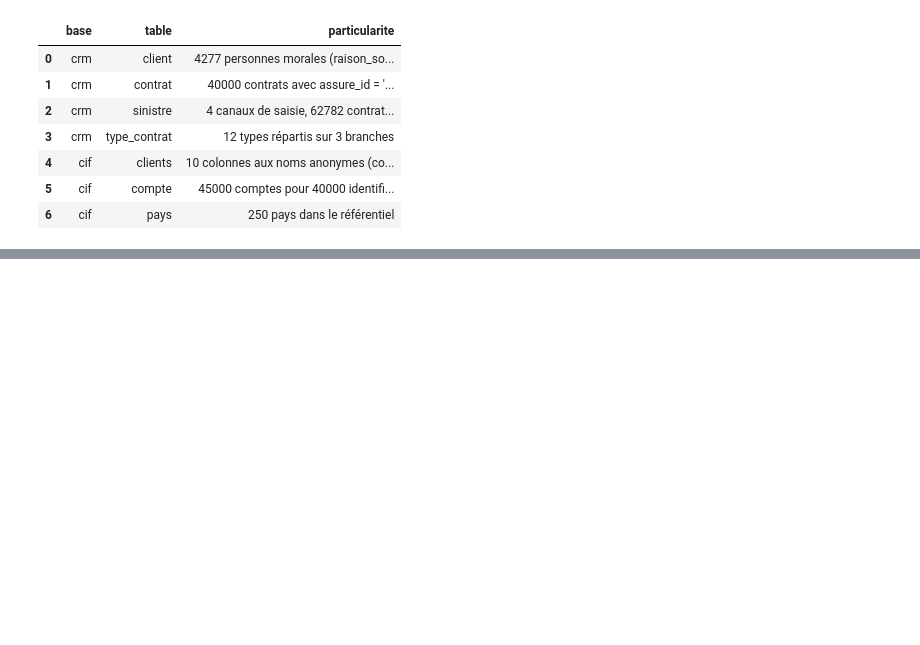
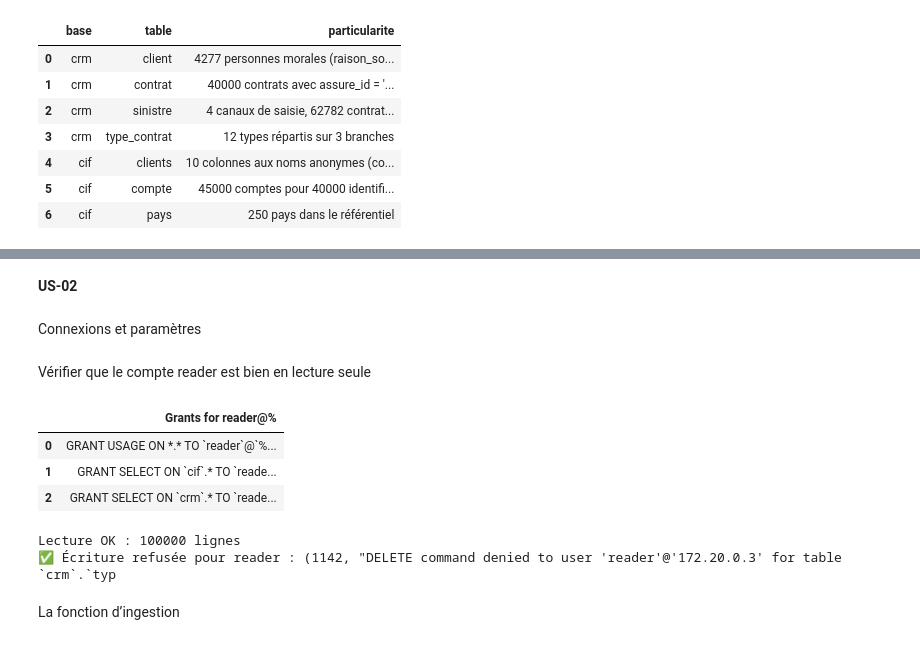
Before and after one commit to Samii05/td-qualite-g01, a Jupyter notebook: notebooks/S1_01.ipynb, the cells around one changed output, grey strips where cells are left out. Saved outputs shown, nothing was run; the diff lists cells and outputs as text; code cells hidden in the pictures; blank space fills up the shorter version.

```diff
--- a/notebooks/S1_01.ipynb
+++ b/notebooks/S1_01.ipynb
@@ -167,0 +159,4 @@ livrable_us01
+# %% [markdown]
+**US-02**
+# %% [markdown]
+Connexions et paramètres
@@ -167,0 +186,25 @@ livrable_us01
+# %% [markdown]
+Vérifier que le compte reader est bien en lecture seule
+# %%
+# 1. Ses droits
+display(lire("SHOW GRANTS FOR 'reader'@'%'"))
+
+# 2. Il peut lire
+print("Lecture OK :", lire("SELECT COUNT(*) AS n FROM crm.client", reader).n[0], "lignes")
+
+# 3. Il ne peut pas écrire (WHERE 1=0 : ne toucherait aucune ligne, même si c'était autorisé)
+try:
+    with reader.begin() as c:
+        c.execute(text("DELETE FROM crm.type_contrat WHERE 1=0"))
+    print("❌ PROBLÈME : reader a pu écrire")
+except Exception as e:
+    print("✅ Écriture refusée pour reader :", str(e.orig)[:80])
+# %% [output]
+|  | Grants for reader@% |
+| 0 | GRANT USAGE ON *.* TO `reader`@`%... |
+| 1 | GRANT SELECT ON `cif`.* TO `reade... |
+| 2 | GRANT SELECT ON `crm`.* TO `reade... |
+Lecture OK : 100000 lignes
+✅ Écriture refusée pour reader : (1142, "DELETE command denied to user 'reader'@'172.20.0.3' for table `crm`.`typ
+# %% [markdown]
+La fonction d’ingestion
```
Also changed, not shown: parts of 12 cells of this notebook, 1 other file.
